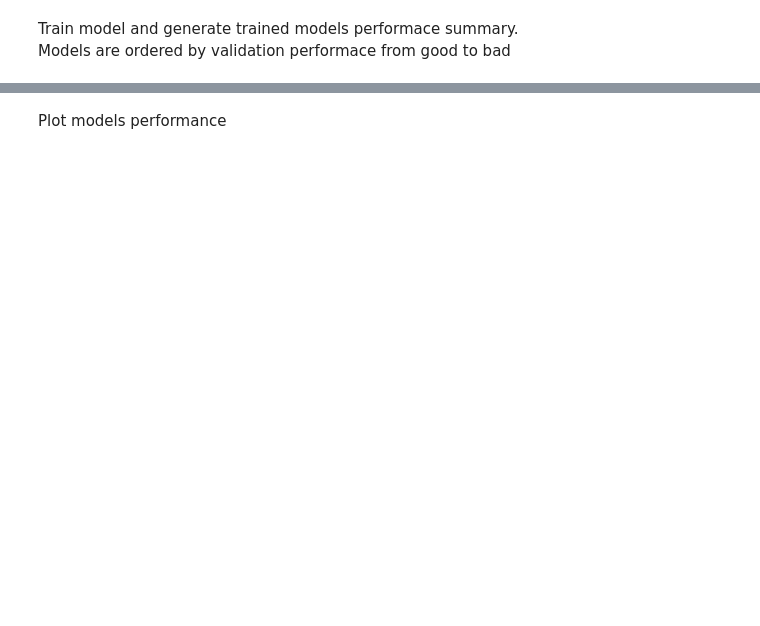
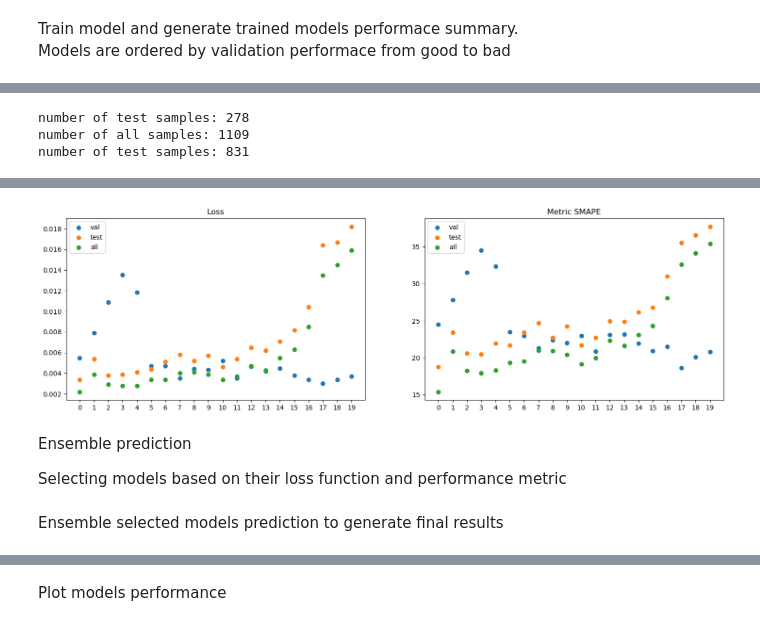
Before and after one commit to y-fu/note_repo, a Jupyter notebook: QF/train_and_predict_vol.ipynb, the cells around one changed output, grey strips where cells are left out. Saved outputs shown, nothing was run; the diff lists cells and outputs as text; code cells hidden in the pictures; blank space fills up the shorter version.

```diff
--- a/QF/train_and_predict_vol.ipynb
+++ b/QF/train_and_predict_vol.ipynb
@@ -3,0 +17,19 @@ Models are ordered by validation performace from good to bad
+# %%
+# Average True Range is a technical indicator that measures market volatility by calculating the average range of price movement
+def calculate_average_true_range(price_data, window):
+    current_high_low = price_data['High'] - price_data['Low']
+    high_prev_close = abs(price_data['High'] - price_data['Close'].shift(1))
+    low_prev_close = abs(price_data['Low'] - price_data['Close'].shift(1))
+    tr = pd.concat([current_high_low, high_prev_close, low_prev_close], axis=1).max(axis=1)
+
+    atr = tr.rolling(window).mean()
+    return atr
+# %%
+# The moving range of close priced during a period time calculated based on average price and corresponding standard deviation
+def calculate_bollinger_band_width(price_data, window, std_dev):
+    middle_band = price_data['Close'].rolling(window).mean()
+    upper_band = middle_band + price_data['Close'].rolling(window).std() * std_dev
+    lower_band = middle_band - price_data['Close'].rolling(window).std() * std_dev
+
+    BB_width = (upper_band - lower_band) / middle_band * 100
+    return BB_width
@@ -68,3 +147,44 @@ WARNING:tensorflow:Value in checkpoint could not be found in the restored object
 WARNING:tensorflow:Value in checkpoint could not be found in the restored object: (root).optimizer.decay
 WARNING:tensorflow:Value in checkpoint could not be found in the restored object: (root).optimizer.learning_rate
 ['./vol_output/scaler.pkl']
+# %%
+print(f'number of test samples: {len(X_test_date)}')
+length_all = len(X_all_date)
+print(f'number of all samples: {length_all}')
+print(f'number of test samples: {length_all - len(X_test_date)}')
+# %% [output]
+number of test samples: 278
+number of all samples: 1109
+number of test samples: 831
+# %%
+# Different trainded model performance
+
+# Get all trained trials and models
+trials = tuner.oracle.trials
+models = tuner.get_best_models(num_models=len(trials))
+
+trial_performance_df = predictor.generate_model_performance(trials, models,
+                                                            X_test=X_test_date[:, :, 1:].astype(np.float64).reshape(-1, SEQUENCE_LENGTH_WINDOWS, len(col_names)),
+                                                             y_test=y_test_date[:,1].astype(np.float64).reshape(-1, 1),
+                                                             X_all=X_all_date[:, :, 1:].astype(np.float64).reshape(-1, SEQUENCE_LENGTH_WINDOWS, len(col_names)),
+                                                             y_all=y_all_date[:,1].astype(np.float64).reshape(-1, 1))
+trial_performance_df
+
+fig, axs = plt.subplots(1, 2, figsize=(18, 5))
+
+axs[0].scatter(y=trial_performance_df['score'], x=trial_performance_df.index, label='val')
+axs[0].scatter(y=trial_performance_df['test_loss'], x=trial_performance_df.index, label='test')
+axs[0].scatter(y=trial_performance_df['all_loss'], x=trial_performance_df.index, label='all')
+axs[0].set_title('Loss')
+axs[0].set_xticks(trial_performance_df.index)
+axs[0].legend()
+
+axs[1].scatter(y=trial_performance_df['val_smape_last'], x=trial_performance_df.index, label='val')
+axs[1].scatter(y=trial_performance_df['test_metric'], x=trial_performance_df.index, label='test')
+axs[1].scatter(y=trial_performance_df['all_metric'], x=trial_performance_df.index, label='all')
+axs[1].set_title('Metric SMAPE')
+axs[1].set_xticks(trial_performance_df.index)
+axs[1].legend()
+
+plt.show()
+# %% [output]
@@ -70,0 +208,5 @@ WARNING:tensorflow:Value in checkpoint could not be found in the restored object
+[figure, new version]
+# %% [markdown]
+Ensemble prediction
+
+Selecting models based on their loss function and performance metric
@@ -70,0 +233,2 @@ WARNING:tensorflow:Value in checkpoint could not be found in the restored object
+# %% [markdown]
+Ensemble selected models prediction to generate final results
```
Also changed, not shown: parts of 18 cells of this notebook, 1 other file.
